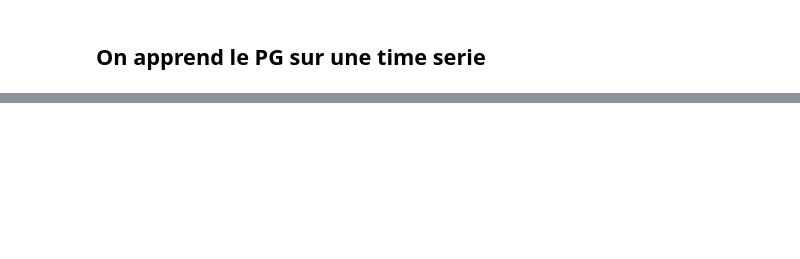
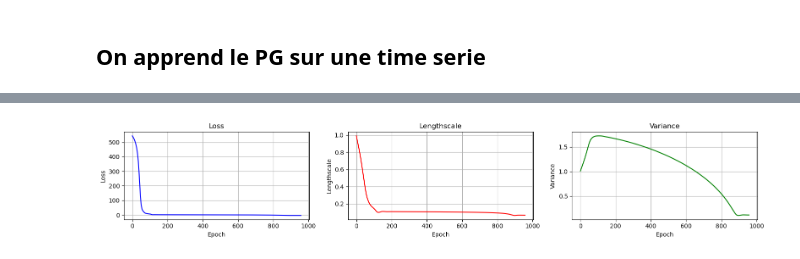
Before and after one commit to BenjaminDeporte/MVA_Stage, a Jupyter notebook: libs/TEST_train_GP_maison.ipynb, the cells around one changed output, grey strips where cells are left out. Saved outputs shown, nothing was run; the diff lists cells and outputs as text; code cells hidden in the pictures; blank space fills up the shorter version.

```diff
--- a/libs/TEST_train_GP_maison.ipynb
+++ b/libs/TEST_train_GP_maison.ipynb
@@ -134,22 +143,24 @@ targets = torch.sin(2 * torch.pi * times).to(device)
 # %%
 # learnable parameters : kernel parameters only
-optimizer = torch.optim.Adam(kernel.parameters(), lr=1e-3)
+optimizer = torch.optim.Adam(kernel.parameters(), lr=1e-2)
 # %%
 # Train the GP model to get the kernel parameters
 
-n_epochs = int(1e+4)  # number of epochs for training
+n_epochs = int(1e+7)  # number of epochs for training
 kernel.train()  # set the kernel in training mode
 losses = []  # to store the losses
 lengthscales = []  # to store the lengthscales
 variances = []  # to store the variances
 
+prev_loss = float('inf')  # initialize previous loss to infinity
+
 for epoch in range(n_epochs):  # number of epochs
 
     # compute the mean of the GP
-    loc = mean(times)  # (1, N)
+    loc = mean(train_times)  # (1, N)
 
     # compute the covariance matrix of the GP
-    covar, L = kernel(times, times)  # (1, N, N)
+    covar, L = kernel(train_times, train_times)  # (1, N, N)
 
     # check
     assert L is not None, "Cholesky decomposition failed, L should not be None."
@@ -158,7 +169,7 @@ for epoch in range(n_epochs):  # number of epochs
     gp = torch.distributions.MultivariateNormal(loc, scale_tril=L)
 
     # compute the log likelihood of the GP prior
-    log_likelihood = gp.log_prob(targets)  # (1,)
+    log_likelihood = gp.log_prob(train_targets)  # (1,)
 
     # get the loss
     loss = -log_likelihood.mean()  # mean over the batch
@@ -173,5 +184,12 @@ for epoch in range(n_epochs):  # number of epochs
     lengthscales.append(kernel.lengthscale.item())
     variances.append(kernel.variance.item())
 
-    print(f"Epoch {epoch+1:>5}/{n_epochs:>5}, Loss: {loss.item():.4f}, Lengthscale: {kernel.lengthscale.item():.4f}, Variance: {kernel.variance.item():.4f}")
+    print(f"Epoch {epoch+1:>5}/{n_epochs:>5}, Loss: {loss.item():.10f}, Lengthscale: {kernel.lengthscale.item():.10f}, Variance: {kernel.variance.item():.10f}")
+
+    # should we stop
+    if epoch > 0 and abs(loss.item() - prev_loss) < 1e-8:
+        print(f"Early stopping at epoch {epoch+1} with loss {loss.item():.4f}")
+        break
+    else:
+        prev_loss = loss.item()
 # %% [output]
@@ -195,3 +213,28 @@ Epoch  5406/10000, Loss: -221.
+# %%
+fig, ax = plt.subplots(1,3, figsize=(16, 3))
+
+ax[0].plot(losses, color='blue')
+ax[0].set_title("Loss")
+ax[0].set_xlabel("Epoch")
+ax[0].set_ylabel("Loss")
+ax[0].grid(True)
+
+ax[1].plot(lengthscales, color='red')
+ax[1].set_title("Lengthscale")
+ax[1].set_xlabel("Epoch")
+ax[1].set_ylabel("Lengthscale")
+ax[1].grid(True)
+
+ax[2].plot(variances, color='green')
+ax[2].set_title("Variance")
+ax[2].set_xlabel("Epoch")
+ax[2].set_ylabel("Variance")
+ax[2].grid(True)
+
+plt.tight_layout()
+plt.show()
+# %% [output]
+[figure, added]
 # %%
 # compute predictions
 N_POINTS = 1000  # number of points to predict
```
Also changed, not shown: parts of 10 cells of this notebook.
